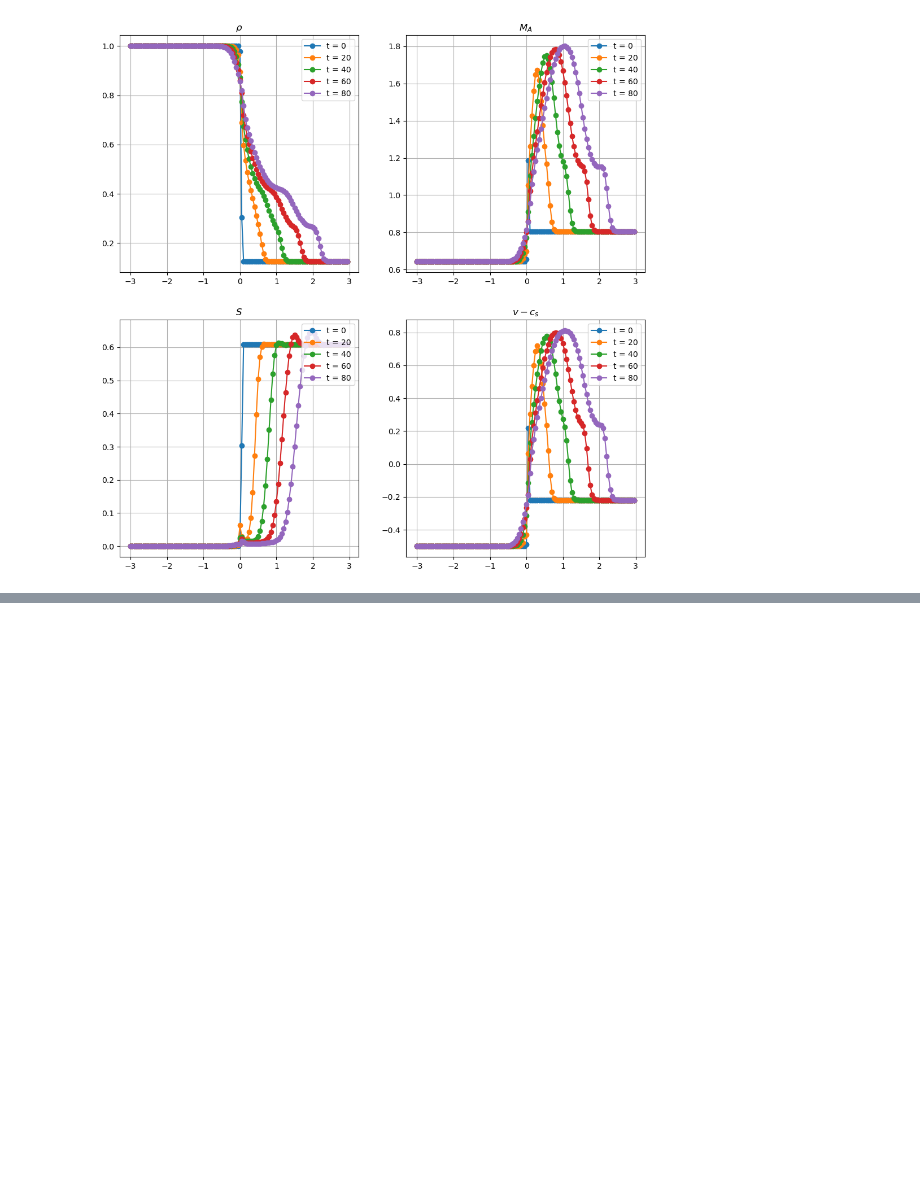
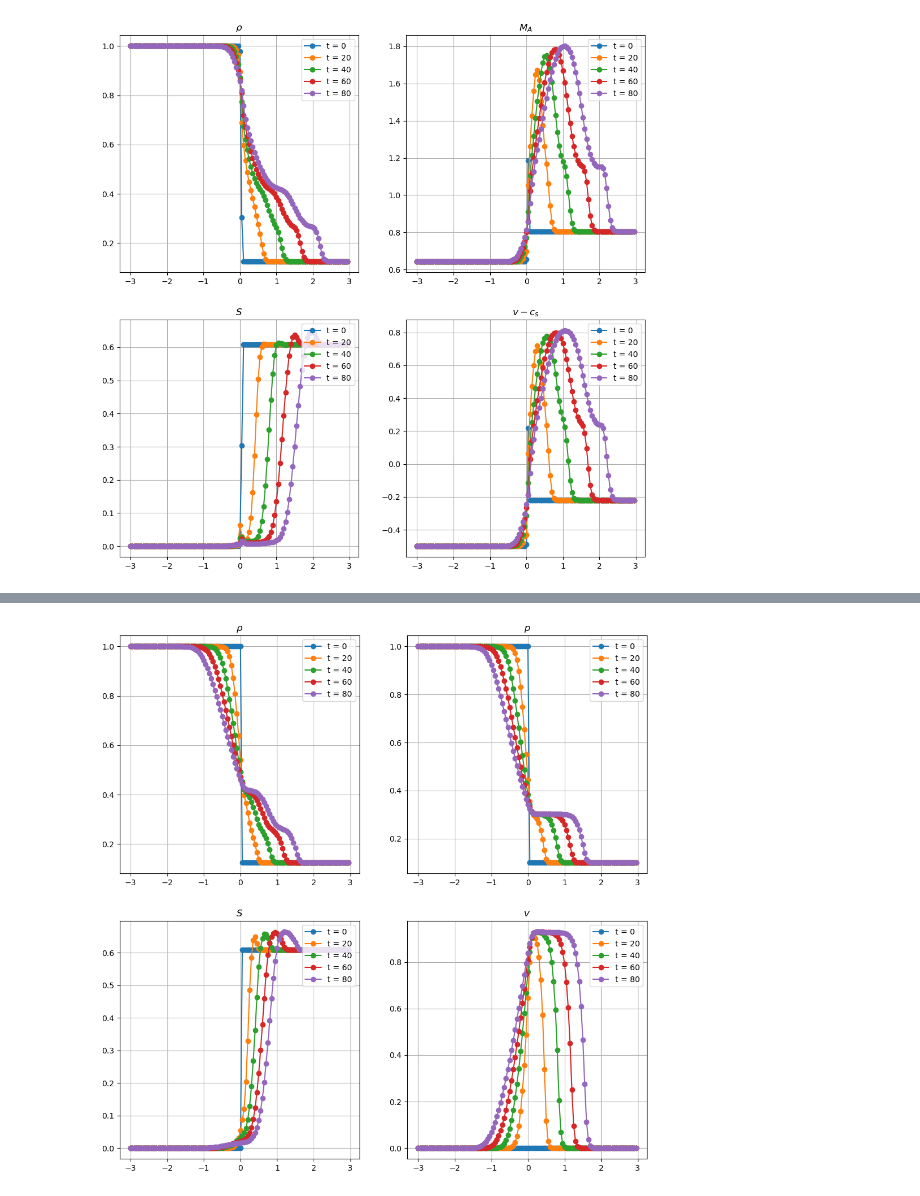
Before and after one commit to Keita-A/RadiativeMHD-simulation, a Jupyter notebook: chap3.ipynb, the cells around one changed output, grey strips where cells are left out. Drawn from its saved outputs; the diff is of its cells as text; code cells hidden in the pictures; blank space fills up the shorter version.

```diff
--- a/chap3.ipynb
+++ b/chap3.ipynb
@@ -237,0 +619,83 @@ plt.show()
+# %%
+dx = 0.05
+dt = 0.01
+x = np.arange(-3, 3, dx)
+nmax = len(x)
+
+gamma = 1.4
+
+rho_L_init = 1.0
+p_L_init = 1.0
+v_L_init = 0.0
+rho_R_init = 0.125
+p_R_init = 0.1
+v_R_init = 0.0
+
+U = np.zeros([x.shape[0], 3]) #rho, rho * v, rho * E
+U[x < 0, 0] = rho_L_init
+U[x >= 0, 0] = rho_R_init
+U[x < 0, 1] = rho_L_init * v_L_init
+U[x >= 0, 1] = rho_R_init * v_R_init
+U[x < 0, 2] = rho_L_init * (p_L_init/(rho_L_init*(gamma-1)) + v_L_init**2/2)
+U[x >= 0, 2] = rho_R_init * (p_R_init/(rho_R_init*(gamma-1)) + v_R_init**2/2)
+
+F_L = np.zeros([x.shape[0], 3])
+F_R = np.zeros([x.shape[0], 3])
+F_roe = np.zeros([x.shape[0], 3])
+F_roe_next = np.zeros([x.shape[0], 3])
+F = np.zeros([x.shape[0], 3])
+
+fig = plt.figure(figsize=(12, 12))
+ax1 = fig.add_subplot(221)
+ax2 = fig.add_subplot(222)
+ax3 = fig.add_subplot(223)
+ax4 = fig.add_subplot(224)
+
+step = 80
+for t in range(step+1):
+
+    #出力
+    if t % 20 == 0:
+        rho = U[:, 0]
+        v = U[:, 1] / rho
+        E = U[:, 2] / rho
+        H = gamma * E - (gamma-1)/2 * v**2
+        p = (H - E) * rho
+        cs = (gamma-1) * (H - v**2/2)
+        M_A = v / cs
+        entropy = np.log(p / rho**gamma)
+
+        ax1.plot(x, rho, marker='o', label=f't = {t}')
+        ax2.plot(x, p, marker='o', label=f't = {t}')
+        ax3.plot(x, entropy, marker='o', label=f't = {t}')
+        ax4.plot(x, v, marker='o', label=f't = {t}')
+
+    F_roe = get_roe_flux(U, F_L, F_R, F_roe)
+    U_bar = U - dt/dx * (F_roe - np.roll(F_roe, 1, axis=0))
+    #対称境界条件にした
+    U_bar[0, :] = U_bar[1, :]
+    U_bar[-1, :] = U_bar[-2, :]
+
+    F_roe_next = get_roe_flux(U_bar, F_L, F_R, F_roe_next)
+    F = 1/2 * (F_roe + F_roe_next)
+    U = U - dt/dx * (F - np.roll(F, 1, axis=0))
+    #対称境界条件にした
+    U[0, :] = U[1, :]
+    U[-1, :] = U[-2, :]
+
+
+ax1.set_title(r"$\rho$")
+ax2.set_title(r"$p$")
+ax3.set_title(r"$S$")
+ax4.set_title(r"$v$")
+ax1.grid()
+ax2.grid()
+ax3.grid()
+ax4.grid()
+ax1.legend(loc='upper right')
+ax2.legend(loc='upper right')
+ax3.legend(loc='upper right')
+ax4.legend(loc='upper right')
+plt.show()
+# %% [output]
+[figure, added]
```
Also changed, not shown: parts of 14 cells of this notebook.
